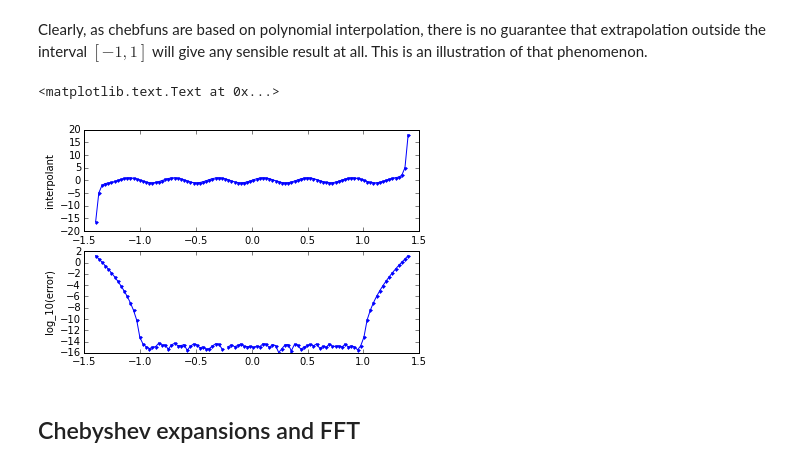
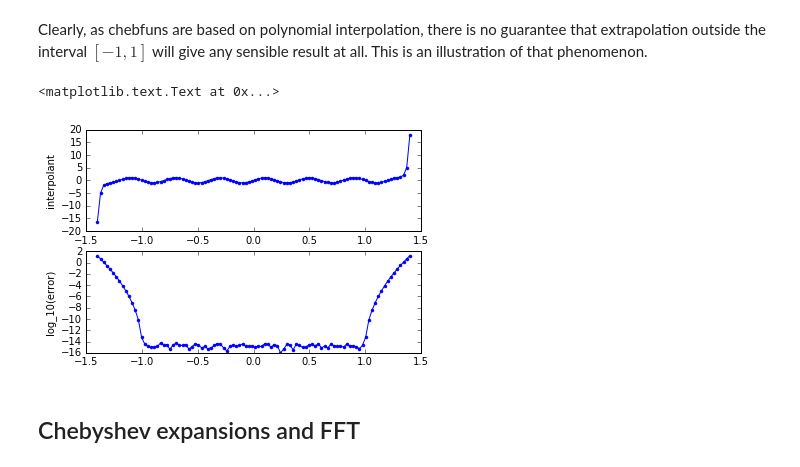
Before and after one commit to pychebfun/pychebfun, a Jupyter notebook: BattlesTrefethen.ipynb, the cells around one changed output. Cells and saved outputs as stored; diff of their text form; code cells hidden in the pictures.

```diff
--- a/BattlesTrefethen.ipynb
+++ b/BattlesTrefethen.ipynb
@@ -256,16 +256,16 @@ Clearly, as chebfuns are based on polynomial interpolation, there is no guarante
 This is an illustration of that phenomenon.
 # %%
 xx = np.linspace(-1.4, 1.4, 100)
-error = np.log10(np.abs(f_sin5(xx)-np.sin(5*np.pi*xx)))
+error = np.log10(np.abs(f_sin5(xx)-np.sin(5*np.pi*xx))+1e-16)
 plt.subplot(211)
 plt.plot(xx, f_sin5(xx), marker='.')
 plt.ylabel('interpolant')
 plt.subplot(212)
 plt.plot(xx,error, marker='.')
 plt.ylabel('log_10(error)')
 # %% [output]
 <matplotlib.text.Text at 0x...>
-[figure, old version]
+[figure, new version]
 # %% [markdown]
 ## Chebyshev expansions and FFT
 # %% [markdown]
```
Also changed, not shown: parts of 26 cells of this notebook.
